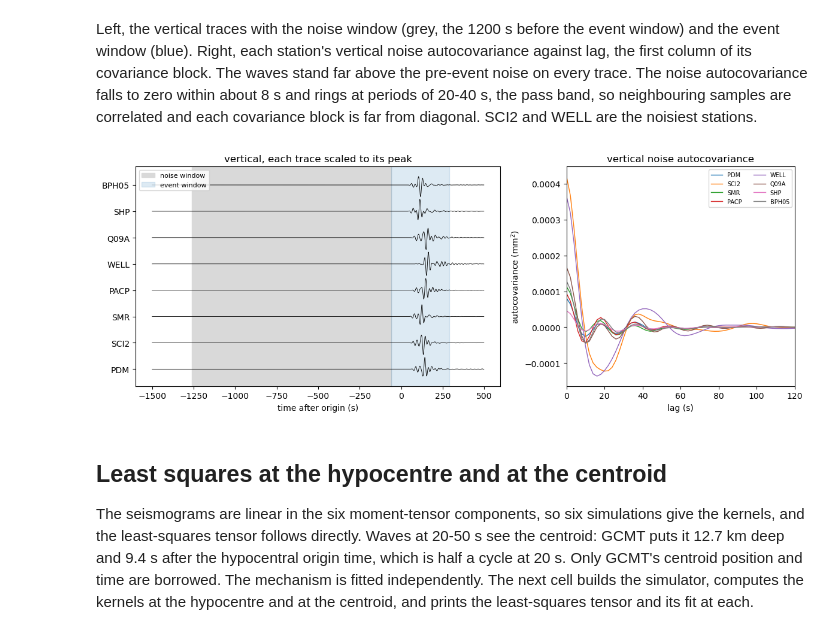
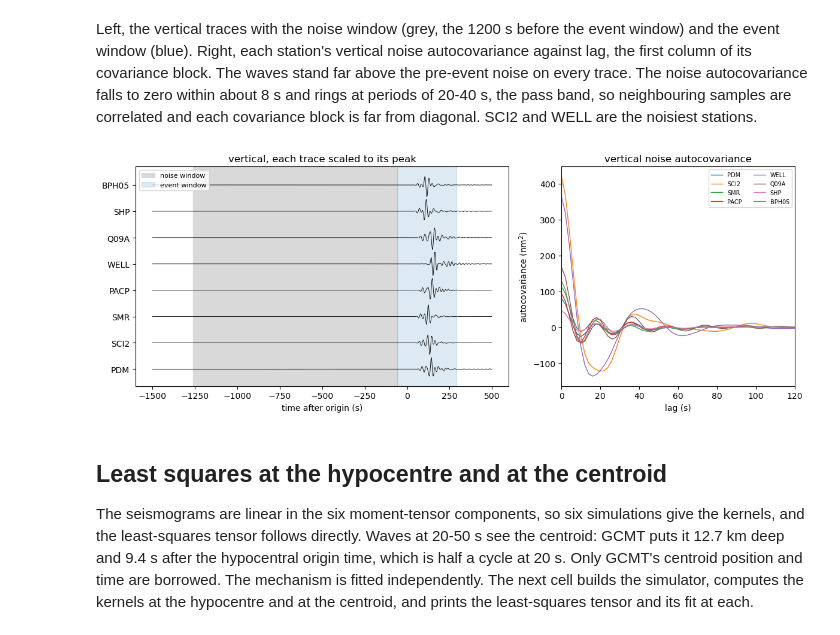
Before and after one commit to asaoulis/seismo-sbi, a Jupyter notebook: examples/ridgecrest_obspy.ipynb, the cells around one changed output. Drawn from its saved outputs; the diff is of its cells as text; code cells hidden in the pictures.

Commit message:
Ridgecrest ObsPy notebook: the noise autocovariance axis in nm^2
The axis said mm^2 over values scaled to um^2; the values are now nm^2 (about 40-400 nm^2 at zero lag,
standard deviations of 7-20 nm) and the label says so. Re-recorded through the harness.

```diff
--- a/examples/ridgecrest_obspy.ipynb
+++ b/examples/ridgecrest_obspy.ipynb
@@ -178,23 +178,23 @@ samples are correlated and each covariance block is far from diagonal. SCI2 and
 # %%
 fig, (ax_traces, ax_lags) = plt.subplots(1, 2, figsize=(12, 4.6), gridspec_kw=dict(width_ratios=[1.6, 1]))
 for row, receiver in enumerate(receivers):
     trace = processed.select(station=receiver.station_name, component="Z")[0]
     time_s = trace.times() + (trace.stats.starttime - ORIGIN_TIME)
     ax_traces.plot(time_s, row + 0.45 * trace.data / np.abs(trace.data).max(), "k", lw=0.6)
     autocovariance = noise[receiver.station_name]["Z"]
-    ax_lags.plot(np.arange(len(autocovariance)) / SAMPLING_RATE_HZ, autocovariance * 1e12, lw=1.0,
+    ax_lags.plot(np.arange(len(autocovariance)) / SAMPLING_RATE_HZ, autocovariance * 1e18, lw=1.0,
                  label=receiver.station_name)
 ax_traces.axvspan(-60 - 1200, -60, color="0.85", zorder=0, label="noise window")
 ax_traces.axvspan(-60, 290, color="C0", alpha=0.15, zorder=0, label="event window")
 ax_traces.set(yticks=range(len(receivers)), yticklabels=[receiver.station_name for receiver in receivers],
               xlabel="time after origin (s)", title="vertical, each trace scaled to its peak")
 ax_traces.legend(loc="upper left", fontsize=8)
-ax_lags.set(xlim=(0, 120), xlabel="lag (s)", ylabel="autocovariance (mm$^2$)", title="vertical noise autocovariance")
+ax_lags.set(xlim=(0, 120), xlabel="lag (s)", ylabel="autocovariance (nm$^2$)", title="vertical noise autocovariance")
 ax_lags.legend(fontsize=7, ncol=2)
 fig.tight_layout()
 plt.show()
 # %% [output]
-[figure, old version]
+[figure, new version]
 # %% [markdown]
 ## Least squares at the hypocentre and at the centroid
 
```
